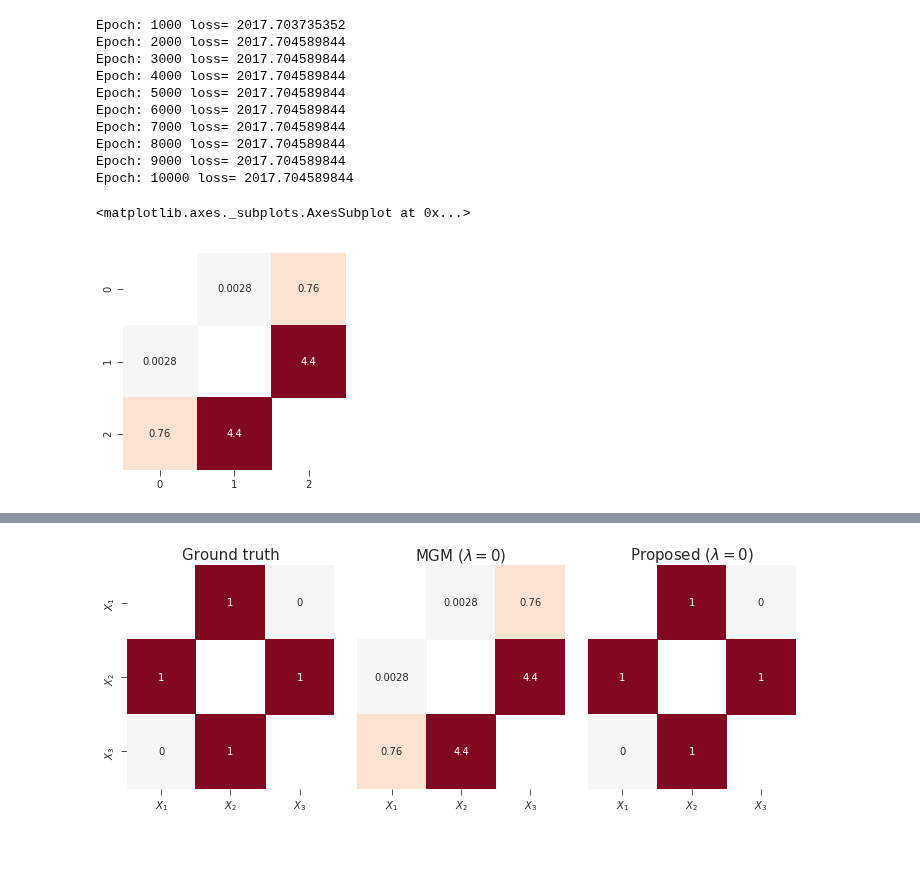
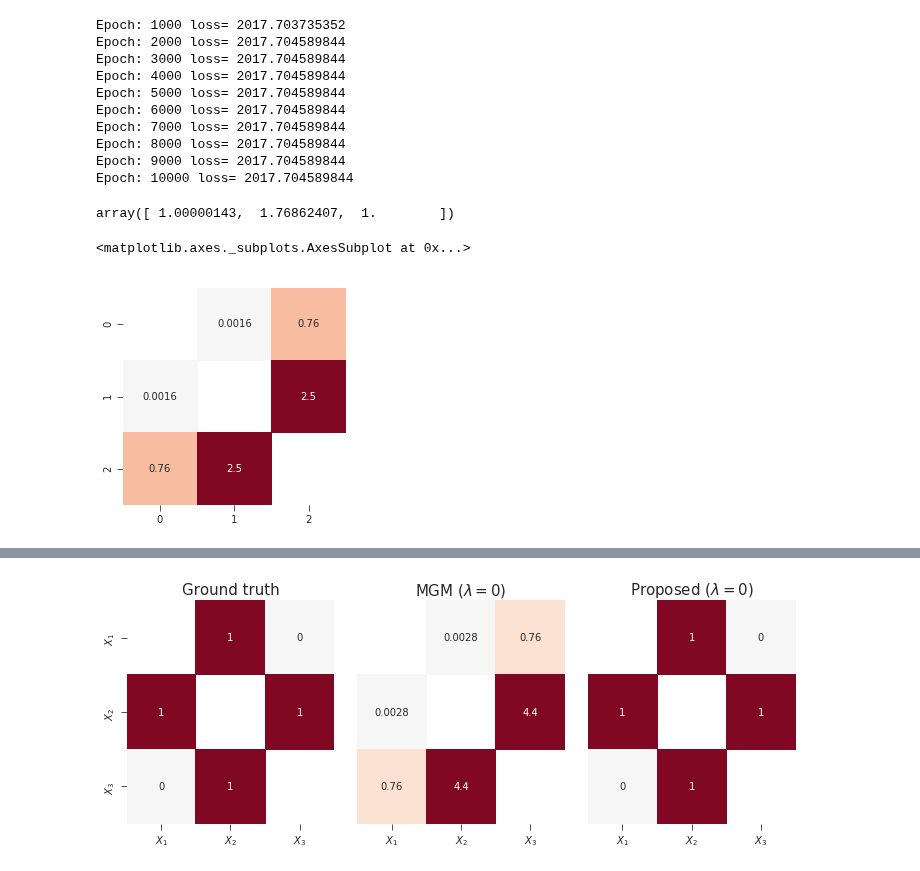
Before and after one commit to y-takashina/density_ratio, a Jupyter notebook: mgm-synthetic.ipynb, the cells around one changed output, grey strips where cells are left out. Drawn from its saved outputs; the diff is of its cells as text; code cells hidden in the pictures.

```diff
--- a/mgm-synthetic.ipynb
+++ b/mgm-synthetic.ipynb
@@ -64,7 +62,7 @@ y_onehot = tf.one_hot(y, k)               # [n, k]
 loss += -tf.reduce_sum(tf.log(tf.reduce_sum(p_k * y_onehot, axis=1)))
 # %%
 regularizer = tf.contrib.layers.l1_regularizer(scale=lamb)
-weights_list = [beta_triu - beta_diag, np.sqrt(2/3) * tf.norm(rho, axis=1)]
+weights_list = [beta_triu - beta_diag, np.sqrt(3/8) * tf.norm(rho, axis=1)]
 loss += tf.contrib.layers.apply_regularization(regularizer, weights_list)
 # %% [output]
 INFO:tensorflow:Scale of 0 disables regularizer.
@@ -96,20 +94,26 @@ Epoch: 7000 loss= 2017.704589844
 Epoch: 8000 loss= 2017.704589844
 Epoch: 9000 loss= 2017.704589844
 Epoch: 10000 loss= 2017.704589844
+# %%
+stds = np.sqrt(np.diag(sess.run(beta)))
+stds = np.append(stds, 1)
+stds
+# %% [output]
+array([ 1.00000143,  1.76862407,  1.        ])
 # %%
 pre_estimate = sess.run(beta)
 rho_estimate = sess.run(rho)
 adj_cc = pre_estimate
 adj_dc = np.linalg.norm(rho_estimate, axis=1)
 adj_u = np.hstack((adj_cc, adj_dc.reshape(-1, 1)))
 adj_l = np.append(adj_dc, np.nan)
 adj = np.vstack((adj_u, adj_l))
 adj[np.eye(3, dtype=bool)] = np.nan
 plt.figure(figsize=[4, 4])
-sns.heatmap(adj, cmap=palette, cbar=False, annot=True, center=0)
+sns.heatmap(adj / stds.reshape(1, -1) / stds.reshape(-1, 1), cmap=palette, cbar=False, annot=True, center=0)
 # %% [output]
 <matplotlib.axes._subplots.AxesSubplot at 0x...>
-[figure, old version]
+[figure, new version]
 # %%
 df = pd.DataFrame(features)
 df['class'] = target
```
Also changed, not shown: parts of 3 cells of this notebook, 4 other files.
